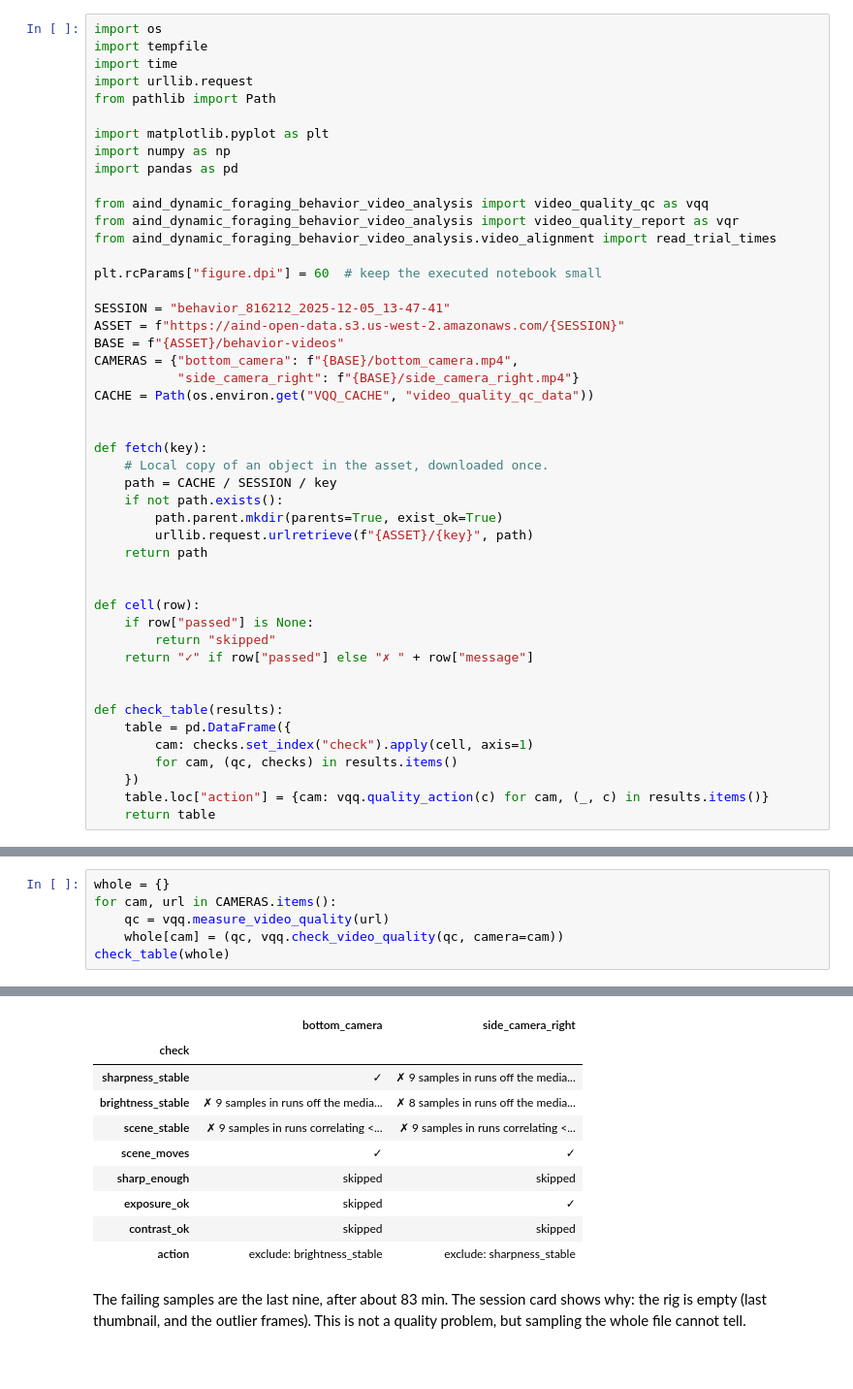
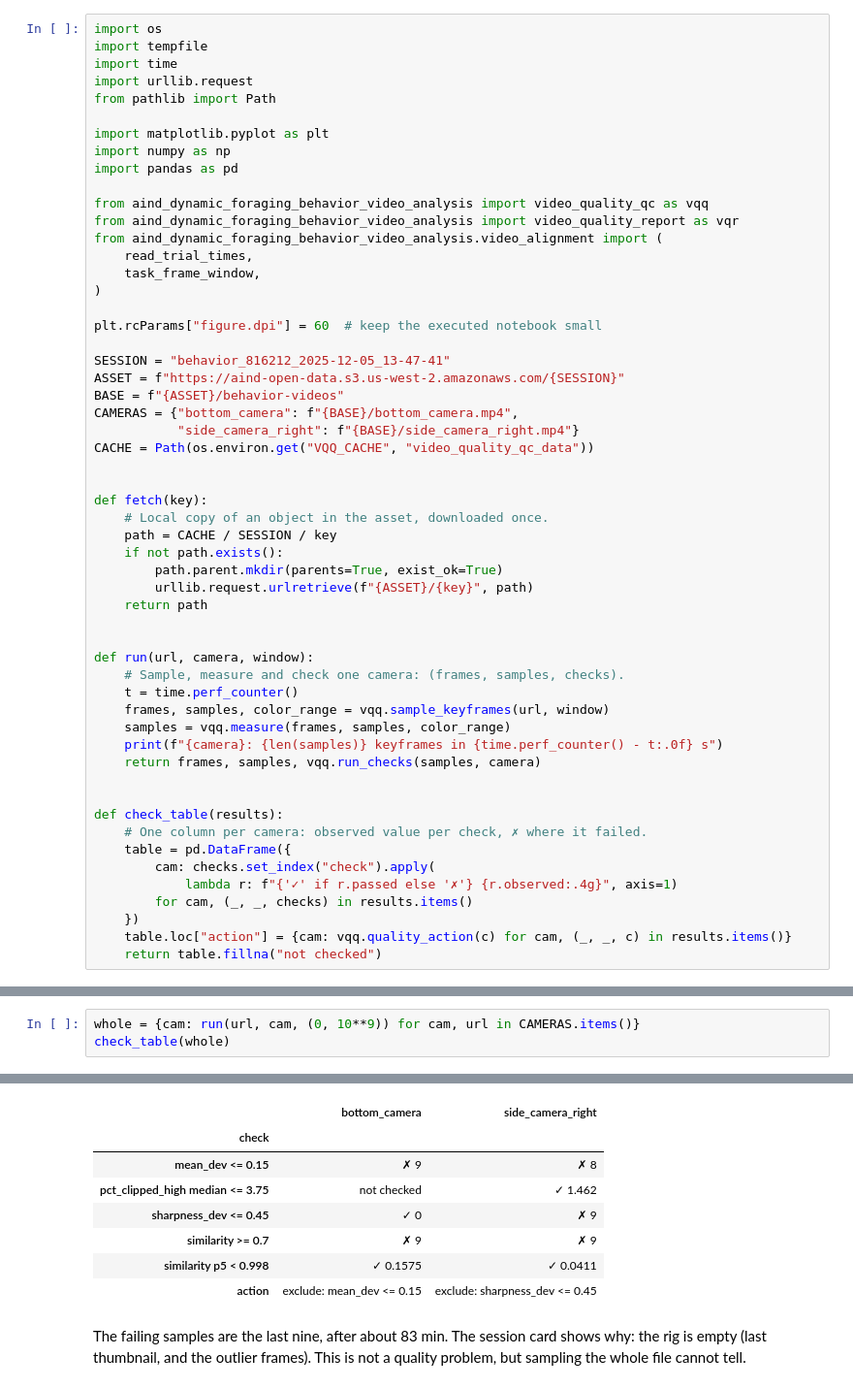
Before and after one commit to AllenNeuralDynamics/aind-dynamic-foraging-behavior-video-analysis, a Jupyter notebook: examples/video_quality_qc_validation.ipynb, the cells around one changed output, grey strips where cells are left out. Shown at 97% size. Saved outputs shown, nothing was run; the diff lists cells and outputs as text; blank space fills up the shorter version.

```diff
--- a/examples/video_quality_qc_validation.ipynb
+++ b/examples/video_quality_qc_validation.ipynb
@@ -32,7 +32,10 @@ import pandas as pd
 
 from aind_dynamic_foraging_behavior_video_analysis import video_quality_qc as vqq
 from aind_dynamic_foraging_behavior_video_analysis import video_quality_report as vqr
-from aind_dynamic_foraging_behavior_video_analysis.video_alignment import read_trial_times
+from aind_dynamic_foraging_behavior_video_analysis.video_alignment import (
+    read_trial_times,
+    task_frame_window,
+)
 
 plt.rcParams["figure.dpi"] = 60  # keep the executed notebook small
 
@@ -53,16 +56,21 @@ def fetch(key):
     return path
 
 
-def cell(row):
-    if row["passed"] is None:
-        return "skipped"
-    return "✓" if row["passed"] else "✗ " + row["message"]
+def run(url, camera, window):
+    # Sample, measure and check one camera: (frames, samples, checks).
+    t = time.perf_counter()
+    frames, samples, color_range = vqq.sample_keyframes(url, window)
+    samples = vqq.measure(frames, samples, color_range)
+    print(f"{camera}: {len(samples)} keyframes in {time.perf_counter() - t:.0f} s")
+    return frames, samples, vqq.run_checks(samples, camera)
 
 
 def check_table(results):
+    # One column per camera: observed value per check, ✗ where it failed.
     table = pd.DataFrame({
-        cam: checks.set_index("check").apply(cell, axis=1)
-        for cam, (qc, checks) in results.items()
+        cam: checks.set_index("check").apply(
+            lambda r: f"{'✓' if r.passed else '✗'} {r.observed:.4g}", axis=1)
+        for cam, (_, _, checks) in results.items()
     })
-    table.loc["action"] = {cam: vqq.quality_action(c) for cam, (_, c) in results.items()}
-    return table
+    table.loc["action"] = {cam: vqq.quality_action(c) for cam, (_, _, c) in results.items()}
+    return table.fillna("not checked")
@@ -75,7 +93,4 @@ check; the level checks are skipped because no thresholds exist yet.
 # %%
-whole = {}
-for cam, url in CAMERAS.items():
-    qc = vqq.measure_video_quality(url)
-    whole[cam] = (qc, vqq.check_video_quality(qc, camera=cam))
+whole = {cam: run(url, cam, (0, 10**9)) for cam, url in CAMERAS.items()}
 check_table(whole)
 # %% [output]
@@ -82,13 +99,11 @@ check_table(whole)
 |  | bottom_camera | side_camera_right |
 | check |  |  |
-| sharpness_stable | ✓ | ✗ 9 samples in runs off the media... |
-| brightness_stable | ✗ 9 samples in runs off the media... | ✗ 8 samples in runs off the media... |
-| scene_stable | ✗ 9 samples in runs correlating <... | ✗ 9 samples in runs correlating <... |
-| scene_moves | ✓ | ✓ |
-| sharp_enough | skipped | skipped |
-| exposure_ok | skipped | ✓ |
-| contrast_ok | skipped | skipped |
-| action | exclude: brightness_stable | exclude: sharpness_stable |
+| mean_dev <= 0.15 | ✗ 9 | ✗ 8 |
+| pct_clipped_high median <= 3.75 | not checked | ✓ 1.462 |
+| sharpness_dev <= 0.45 | ✓ 0 | ✗ 9 |
+| similarity >= 0.7 | ✗ 9 | ✗ 9 |
+| similarity p5 < 0.998 | ✓ 0.1575 | ✓ 0.0411 |
+| action | exclude: mean_dev <= 0.15 | exclude: sharpness_dev <= 0.45 |
 # %% [markdown]
 The failing samples are the last nine, after about 83 min. The session
 card shows why: the rig is empty (last thumbnail, and the outlier frames).
```
Also changed, not shown: parts of 19 cells of this notebook, 3 other files.
